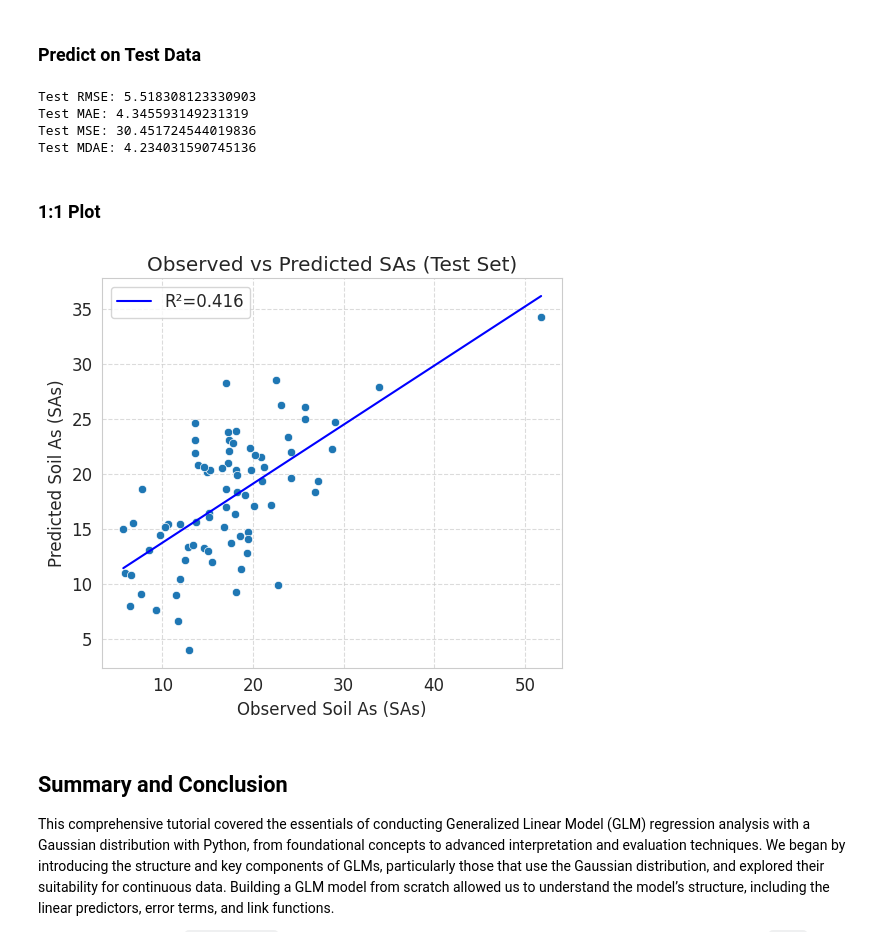
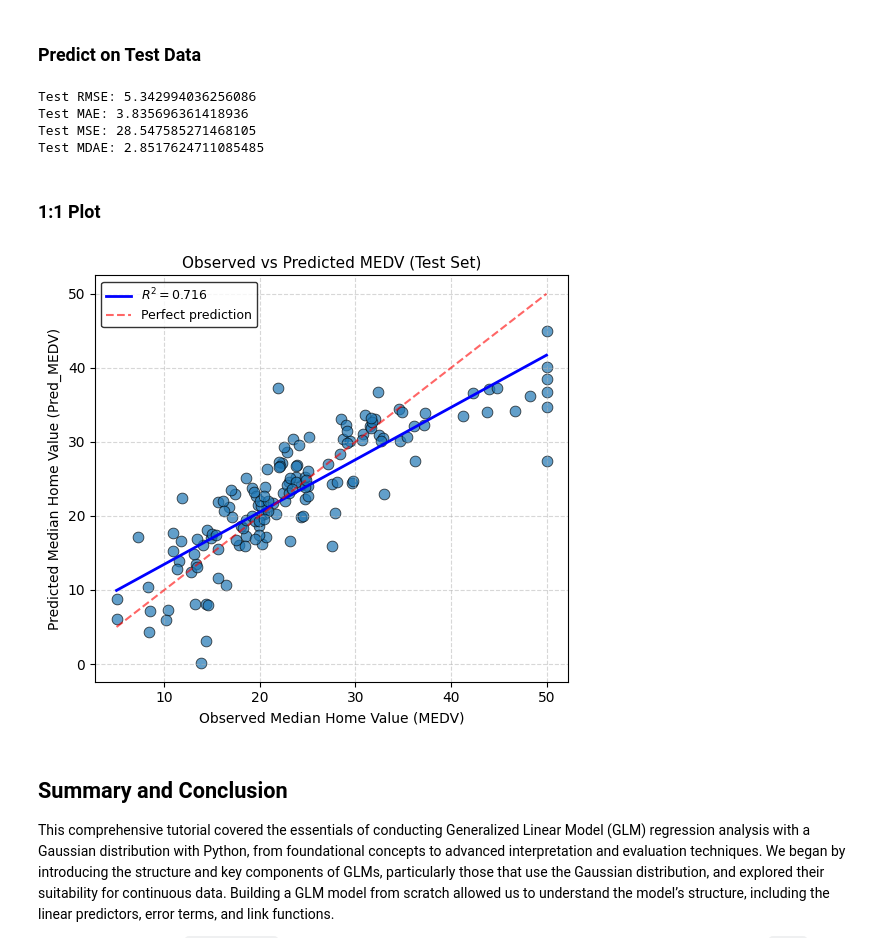
Before and after one commit to zia207/python-colab, a Jupyter notebook: NoteBook/Advance_Regression/01_Generalized_Linear_Models/02-01-01-glm-regression-python.ipynb, the cells around one changed output. Saved outputs shown, nothing was run; the diff lists cells and outputs as text; code cells hidden in the pictures.

```diff
--- a/NoteBook/Advance_Regression/01_Generalized_Linear_Models/02-01-01-glm-regression-python.ipynb
+++ b/NoteBook/Advance_Regression/01_Generalized_Linear_Models/02-01-01-glm-regression-python.ipynb
@@ -965,62 +1014,76 @@ Mean CV MSE: 8.5297005070118
 ### Predict on Test Data
 # %%
 # Prepare test data
-X_test = test.drop('SAs', axis=1)
-y_test = test['SAs']
-X_test = pd.get_dummies(X_test, columns=['Land_type'], drop_first=True)
+X_test = test.drop('MEDV', axis=1)
+y_test = test['MEDV']
 X_test = sm.add_constant(X_test)
 
 # Predict
-test['Pred_SAs'] = fit_glm.predict(X_test)
+test['Pred_MEDV'] = fit_glm.predict(X_test)
 
 # Performance metrics
-rmse = np.sqrt(np.mean((test['SAs'] - test['Pred_SAs'])**2))
-mae = np.mean(np.abs(test['SAs'] - test['Pred_SAs']))
-mse = np.mean((test['SAs'] - test['Pred_SAs'])**2)
-mdae = np.median(np.abs(test['SAs'] - test['Pred_SAs']))
+rmse = np.sqrt(np.mean((test['MEDV'] - test['Pred_MEDV'])**2))
+mae = np.mean(np.abs(test['MEDV'] - test['Pred_MEDV']))
+mse = np.mean((test['MEDV'] - test['Pred_MEDV'])**2)
+mdae = np.median(np.abs(test['MEDV'] - test['Pred_MEDV']))
 
 print(f"Test RMSE: {rmse}")
 print(f"Test MAE: {mae}")
 print(f"Test MSE: {mse}")
 print(f"Test MDAE: {mdae}")
 # %% [output]
-Test RMSE: 5.518308123330903
-Test MAE: 4.345593149231319
-Test MSE: 30.451724544019836
-Test MDAE: 4.234031590745136
+Test RMSE: 5.342994036256086
+Test MAE: 3.835696361418936
+Test MSE: 28.547585271468105
+Test MDAE: 2.8517624711085485
 # %% [markdown]
 ### 1:1 Plot
 # %%
+import numpy as np
+import pandas as pd
+import matplotlib.pyplot as plt
+import seaborn as sns
 from scipy.stats import linregress
 
-# Check for non-numeric or NaN values
-if test['SAs'].isna().any() or test['Pred_SAs'].isna().any():
-    print("Warning: NaN values detected in test['SAs'] or test['Pred_SAs']. Dropping NaNs.")
-    test = test.dropna()
+# Check for non-numeric or NaN values in observed and predicted MEDV
+if test['MEDV'].isna().any() or test['Pred_MEDV'].isna().any():
+    print("Warning: NaN values detected in 'MEDV' or 'Pred_MEDV'. Dropping rows with NaNs.")
+    test = test.dropna(subset=['MEDV', 'Pred_MEDV'])
 
-# Ensure numeric types
-test['SAs'] = pd.to_numeric(test['SAs'], errors='coerce')
-test['Pred_SAs'] = pd.to_numeric(test['Pred_SAs'], errors='coerce')
+# Ensure both observed and predicted values are numeric
+test['MEDV'] = pd.to_numeric(test['MEDV'], errors='coerce')
+test['Pred_MEDV'] = pd.to_numeric(test['Pred_MEDV'], errors='coerce')
 
-# Drop any remaining NaNs
-test = test.dropna()
+# Drop any remaining NaNs after conversion
+test = test.dropna(subset=['MEDV', 'Pred_MEDV'])
 
-# Scatter plot of observed vs predicted SAs with regression line
+# Scatter plot: Observed vs Predicted MEDV
 plt.figure(figsize=(5.5, 5))
-sns.scatterplot(x='SAs', y='Pred_SAs', data=test)
+sns.scatterplot(x='MEDV', y='Pred_MEDV', data=test, alpha=0.7, edgecolor='k', s=60)
 
-slope, intercept, r_value, _, _ = linregress(test['SAs'], test['Pred_SAs'])
-x_range = np.array([test['SAs'].min(), test['SAs'].max()])
-plt.plot(x_range, slope * x_range + intercept, color='blue', label=f'R²={r_value**2:.3f}')
-plt.xlabel('Observed Soil As (SAs)')
-plt.ylabel('Predicted Soil As (SAs)')
-plt.title('Observed vs Predicted SAs (Test Set)')
-plt.legend()
+# Linear regression to get R²
+slope, intercept, r_value, p_value, std_err = linregress(test['MEDV'], test['Pred_MEDV'])
+r_squared = r_value ** 2
+
+# Plot regression line
+x_range = np.array([test['MEDV'].min(), test['MEDV'].max()])
+plt.plot(x_range, slope * x_range + intercept, color='blue', linewidth=2, label=f'$R^2 = {r_squared:.3f}$')
+
+# Add diagonal line (perfect prediction)
+plt.plot(x_range, x_range, color='red', linestyle='--', alpha=0.6, label='Perfect prediction')
+
+# Labels and title
+plt.xlabel('Observed Median Home Value (MEDV)', fontsize=10)
+plt.ylabel('Predicted Median Home Value (Pred_MEDV)', fontsize=10)
+plt.title('Observed vs Predicted MEDV (Test Set)', fontsize=11)
+
+# Legend and layout
+plt.legend(frameon=True, fancybox=True, shadow=False, edgecolor='black', fontsize=9)
 plt.tight_layout()
-plt.grid(True, linestyle='--', alpha=0.7)
+plt.grid(True, linestyle='--', alpha=0.5)
 plt.show()
 # %% [output]
-[figure, old version]
+[figure, new version]
 # %% [markdown]
 ## Summary and Conclusion
 
```
Also changed, not shown: parts of 25 cells of this notebook.
